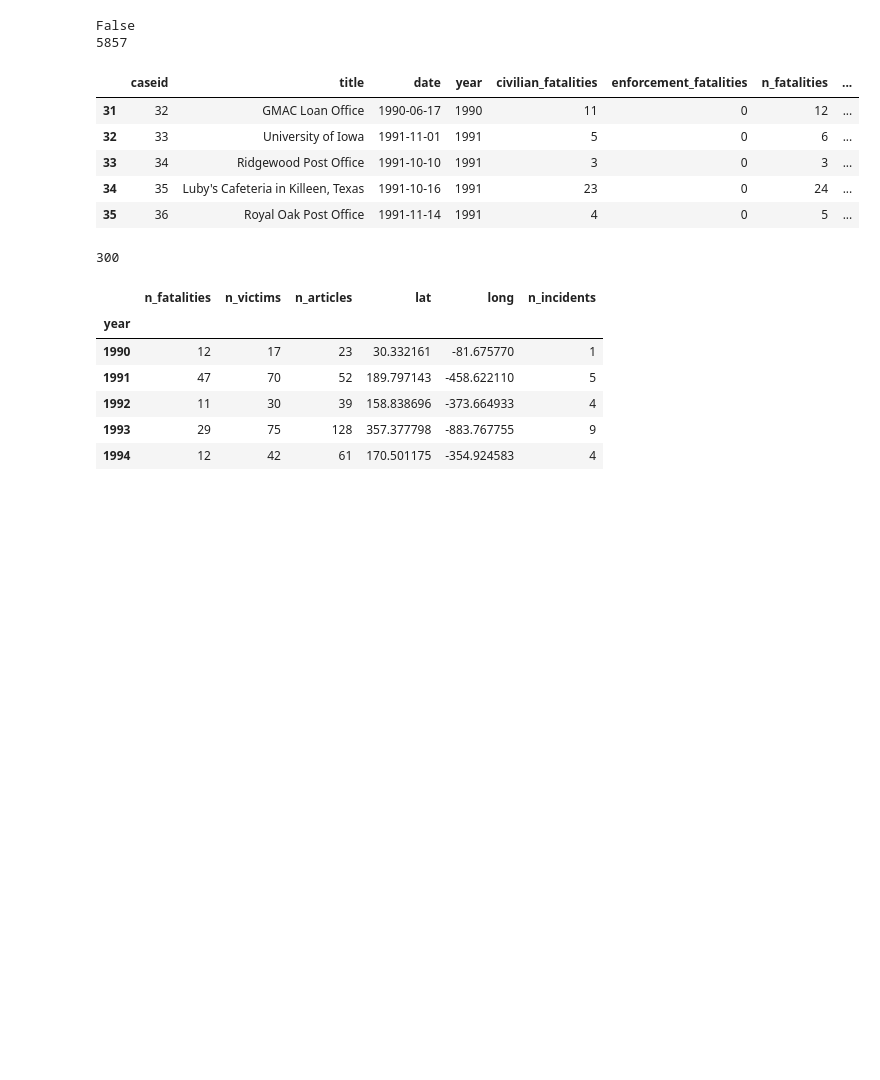
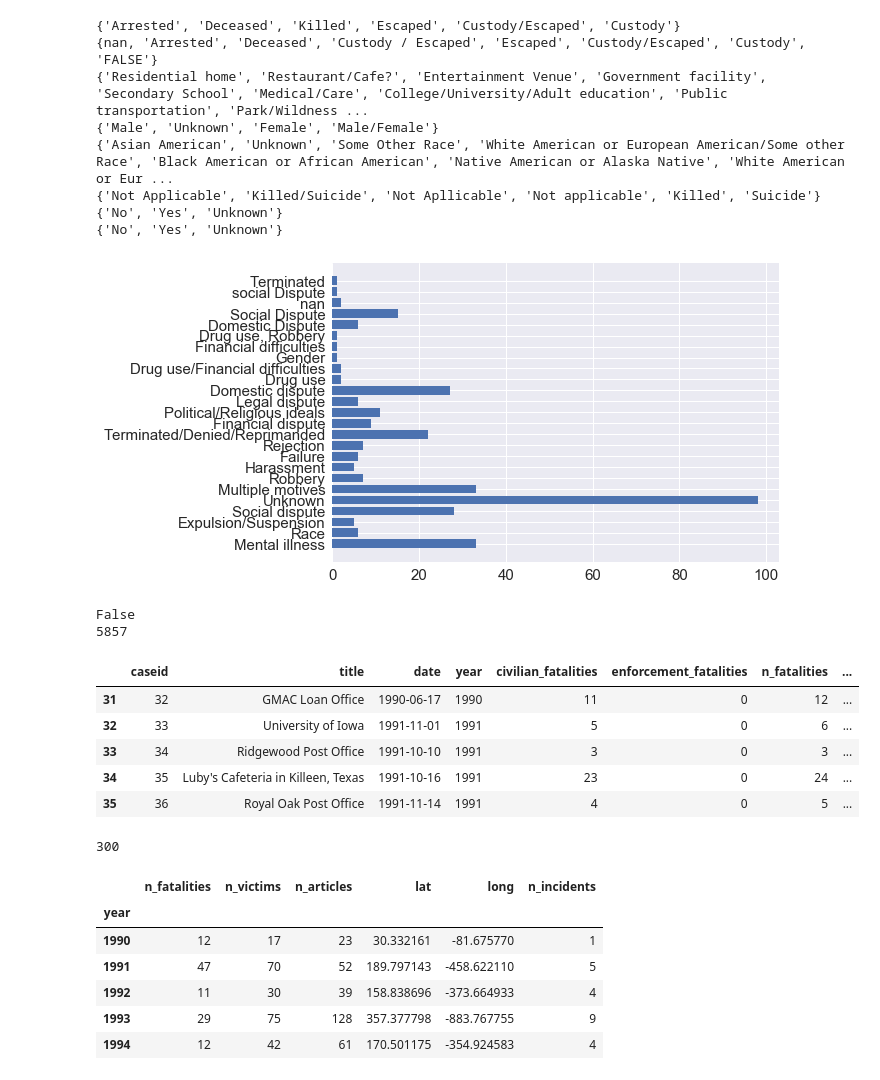
Before and after one commit to dallascard/terrorism, a Jupyter notebook: explore_articles.ipynb, the cells around one changed output. Cells and saved outputs as stored; diff of their text form; code cells hidden in the pictures; blank space fills up the shorter version.

```diff
--- a/explore_articles.ipynb
+++ b/explore_articles.ipynb
@@ -21,6 +21,34 @@ spreadsheet_file = '/Users/dcard/Dropbox/CMU/ARK/terrorism/databases/MSA/Data/St
 output_dir = './data/msa/'
 
 msa_df = pd.read_csv(spreadsheet_file, header=0)
+# %%
+print(set(msa_df['Fate of Shooter at the scene'].values))
+print(set(msa_df['Fate of Shooter'].values))
+print(set(msa_df['Place Type'].values), len(set(msa_df['Place Type'].values)))
+print(set(msa_df['Shooter Sex'].values))
+print(set(msa_df['Shooter Race'].values))
+print(set(msa_df["Shooter's Cause of Death"].values))
+print(set(msa_df["History of Mental Illness - General"].values))
+print(set(msa_df["Military Experience"].values))
+counts = Counter()
+fig, ax = plt.subplots()
+counts.update(msa_df["Possible Motive - General"].values)
+keys = list(counts.keys())
+vals = [counts[k] for k in keys]
+ax.barh(np.arange(len(vals)), vals)
+ax.set_yticks(np.arange(len(vals)))
+ax.set_yticklabels(keys)
+plt.show();
+# %% [output]
+{'Arrested', 'Deceased', 'Killed', 'Escaped', 'Custody/Escaped', 'Custody'}
+{nan, 'Arrested', 'Deceased', 'Custody / Escaped', 'Escaped', 'Custody/Escaped', 'Custody', 'FALSE'}
+{'Residential home', 'Restaurant/Cafe?', 'Entertainment Venue', 'Government facility', 'Secondary School', 'Medical/Care', 'College/University/Adult education', 'Public transportation', 'Park/Wildness ...
+{'Male', 'Unknown', 'Female', 'Male/Female'}
+{'Asian American', 'Unknown', 'Some Other Race', 'White American or European American/Some other Race', 'Black American or African American', 'Native American or Alaska Native', 'White American or Eur ...
+{'Not Applicable', 'Killed/Suicide', 'Not Apllicable', 'Not applicable', 'Killed', 'Suicide'}
+{'No', 'Yes', 'Unknown'}
+{'No', 'Yes', 'Unknown'}
+[figure, added]
 # %%
 msa_descriptions = []
 df = pd.DataFrame(columns=['caseid', 'title', 'date', 'year', 'civilian_fatalities', 'enforcement_fatalities', 'n_fatalities', 'n_victims', 'n_articles', 'lat', 'long', 'race', 'name'])
```
Also changed, not shown: parts of 5 cells of this notebook, 7 other files.
